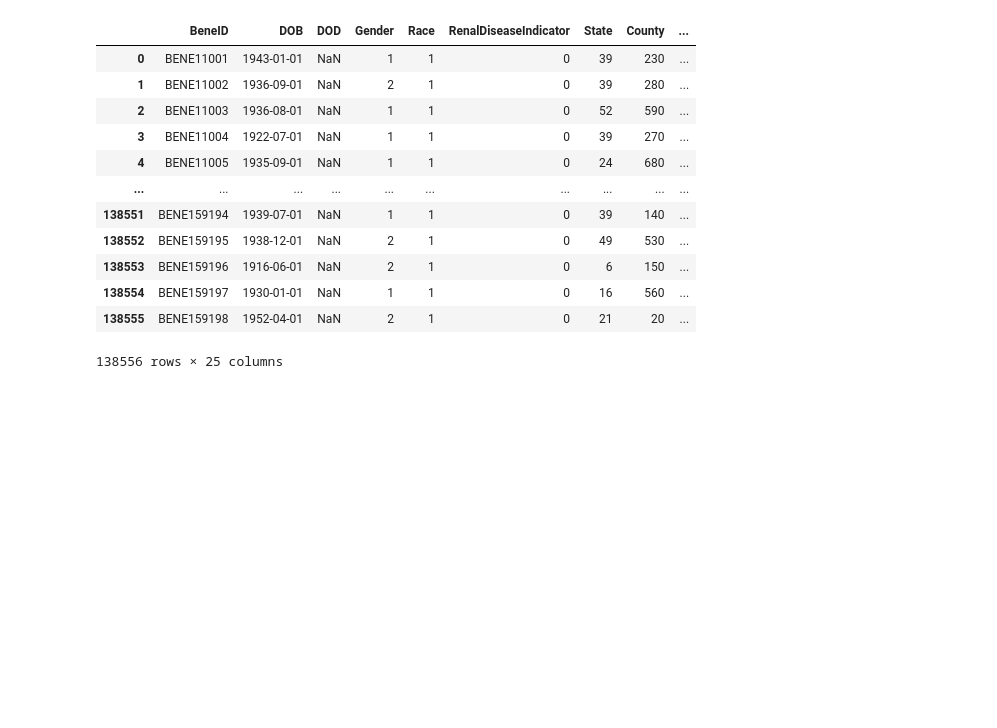
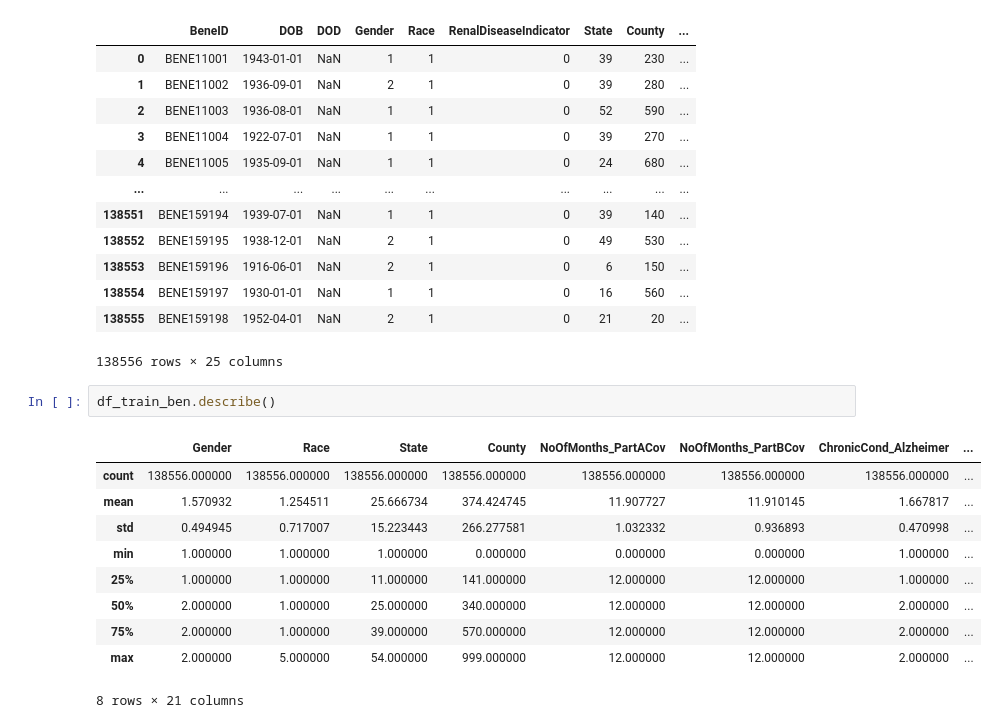
Before and after one commit to dantrainor9/Health-Claims-Fraud, a Jupyter notebook: Health_claims_fraud.ipynb, the cells around one changed output. Drawn from its saved outputs; the diff is of its cells as text; blank space fills up the shorter version.

```diff
--- a/Health_claims_fraud.ipynb
+++ b/Health_claims_fraud.ipynb
@@ -23,3 +23,16 @@ df_train_ben.head()
 | 138554 | BENE159197 | 1930-01-01 | NaN | 1 | 1 | 0 | 16 | 560 | ... |
 | 138555 | BENE159198 | 1952-04-01 | NaN | 2 | 1 | 0 | 21 | 20 | ... |
 138556 rows × 25 columns
+# %%
+df_train_ben.describe()
+# %% [output]
+|  | Gender | Race | State | County | NoOfMonths_PartACov | NoOfMonths_PartBCov | ChronicCond_Alzheimer | ... |
+| count | 138556.000000 | 138556.000000 | 138556.000000 | 138556.000000 | 138556.000000 | 138556.000000 | 138556.000000 | ... |
+| mean | 1.570932 | 1.254511 | 25.666734 | 374.424745 | 11.907727 | 11.910145 | 1.667817 | ... |
+| std | 0.494945 | 0.717007 | 15.223443 | 266.277581 | 1.032332 | 0.936893 | 0.470998 | ... |
+| min | 1.000000 | 1.000000 | 1.000000 | 0.000000 | 0.000000 | 0.000000 | 1.000000 | ... |
+| 25% | 1.000000 | 1.000000 | 11.000000 | 141.000000 | 12.000000 | 12.000000 | 1.000000 | ... |
+| 50% | 2.000000 | 1.000000 | 25.000000 | 340.000000 | 12.000000 | 12.000000 | 2.000000 | ... |
+| 75% | 2.000000 | 1.000000 | 39.000000 | 570.000000 | 12.000000 | 12.000000 | 2.000000 | ... |
+| max | 2.000000 | 5.000000 | 54.000000 | 999.000000 | 12.000000 | 12.000000 | 2.000000 | ... |
+8 rows × 21 columns
```
